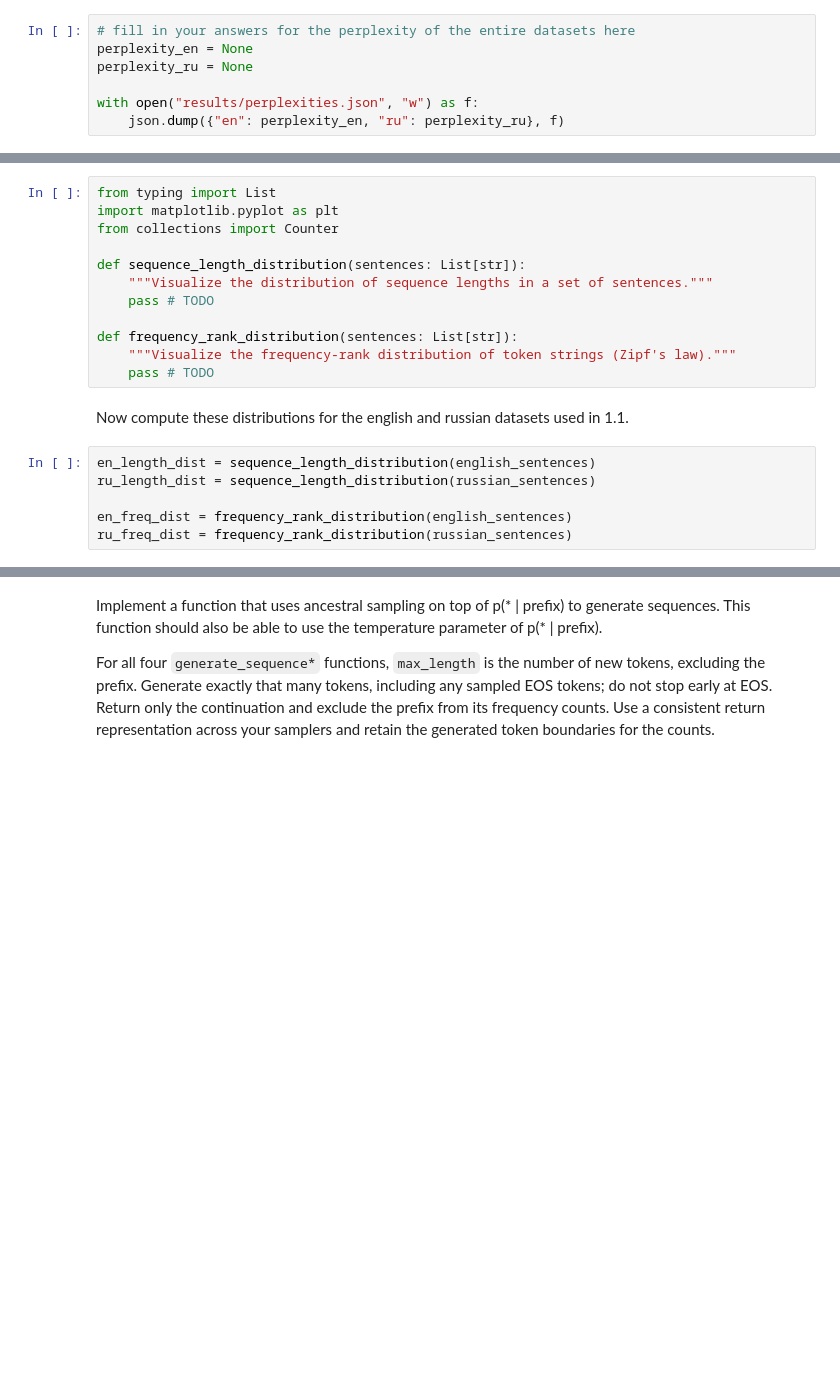
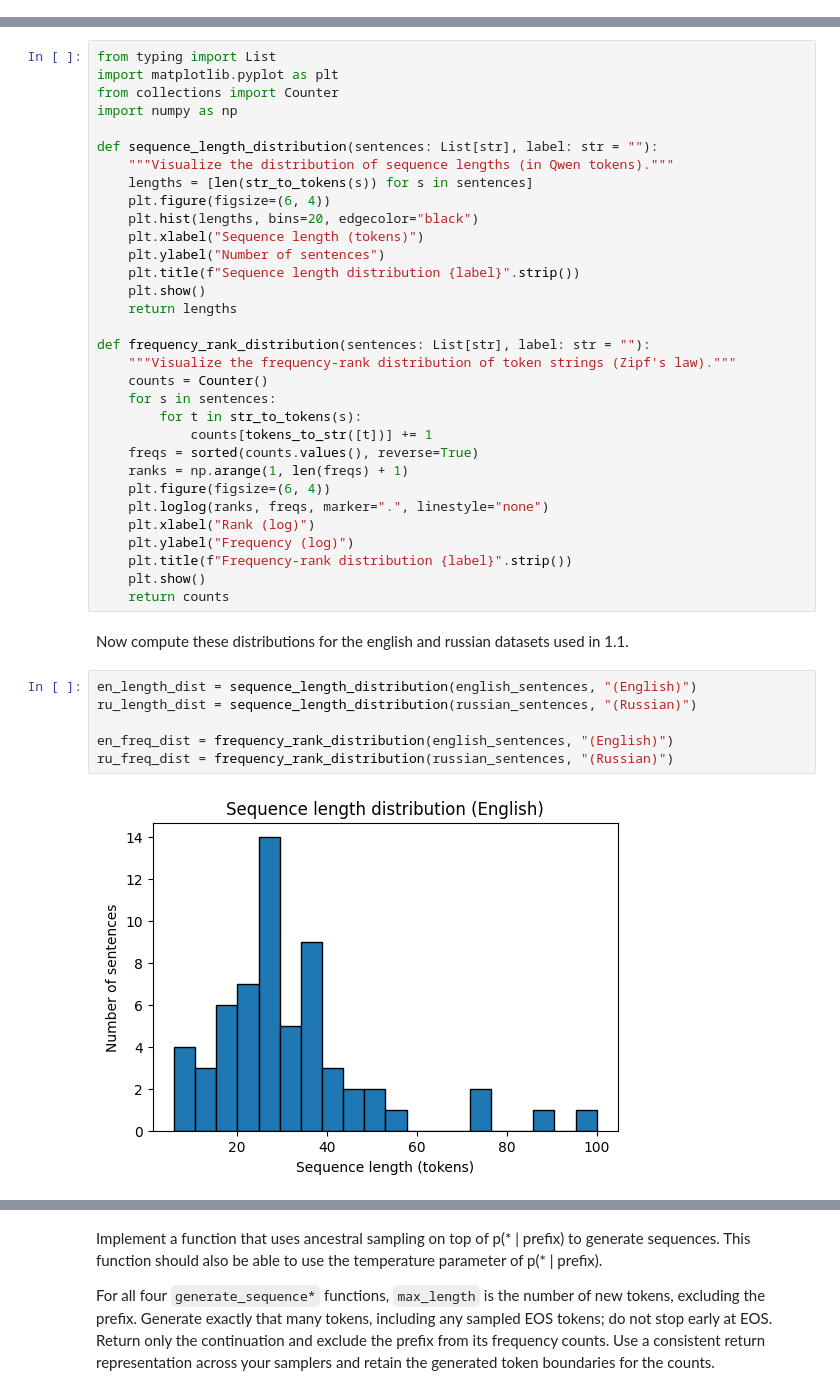
Before and after one commit to leomcgrath/CS282A-Deep-Neural-Networks, a Jupyter notebook: hw3.ipynb, the cells around one changed output, grey strips where cells are left out. Drawn from its saved outputs; the diff is of its cells as text; blank space fills up the shorter version.

```diff
--- a/hw3.ipynb
+++ b/hw3.ipynb
@@ -172,7 +327,0 @@ def dataset_perplexity(sentences: List[str], temperature: float):
-# %%
-# fill in your answers for the perplexity of the entire datasets here
-perplexity_en = None
-perplexity_ru = None
-
-with open("results/perplexities.json", "w") as f:
-    json.dump({"en": perplexity_en, "ru": perplexity_ru}, f)
@@ -196,19 +356,41 @@ Implement a function that visualizes two statistics of a set of sequences:
 from typing import List
 import matplotlib.pyplot as plt
 from collections import Counter
+import numpy as np
 
-def sequence_length_distribution(sentences: List[str]):
-    """Visualize the distribution of sequence lengths in a set of sentences."""
-    pass # TODO
+def sequence_length_distribution(sentences: List[str], label: str = ""):
+    """Visualize the distribution of sequence lengths (in Qwen tokens)."""
+    lengths = [len(str_to_tokens(s)) for s in sentences]
+    plt.figure(figsize=(6, 4))
+    plt.hist(lengths, bins=20, edgecolor="black")
+    plt.xlabel("Sequence length (tokens)")
+    plt.ylabel("Number of sentences")
+    plt.title(f"Sequence length distribution {label}".strip())
+    plt.show()
+    return lengths
 
-def frequency_rank_distribution(sentences: List[str]):
+def frequency_rank_distribution(sentences: List[str], label: str = ""):
     """Visualize the frequency-rank distribution of token strings (Zipf's law)."""
-    pass # TODO
+    counts = Counter()
+    for s in sentences:
+        for t in str_to_tokens(s):
+            counts[tokens_to_str([t])] += 1
+    freqs = sorted(counts.values(), reverse=True)
+    ranks = np.arange(1, len(freqs) + 1)
+    plt.figure(figsize=(6, 4))
+    plt.loglog(ranks, freqs, marker=".", linestyle="none")
+    plt.xlabel("Rank (log)")
+    plt.ylabel("Frequency (log)")
+    plt.title(f"Frequency-rank distribution {label}".strip())
+    plt.show()
+    return counts
 # %% [markdown]
 Now compute these distributions for the english and russian datasets used in 1.1.
 # %%
-en_length_dist = sequence_length_distribution(english_sentences)
-ru_length_dist = sequence_length_distribution(russian_sentences)
+en_length_dist = sequence_length_distribution(english_sentences, "(English)")
+ru_length_dist = sequence_length_distribution(russian_sentences, "(Russian)")
 
-en_freq_dist = frequency_rank_distribution(english_sentences)
-ru_freq_dist = frequency_rank_distribution(russian_sentences)
+en_freq_dist = frequency_rank_distribution(english_sentences, "(English)")
+ru_freq_dist = frequency_rank_distribution(russian_sentences, "(Russian)")
+# %% [output]
+[figure, added]
```
Also changed, not shown: parts of 39 cells of this notebook.
